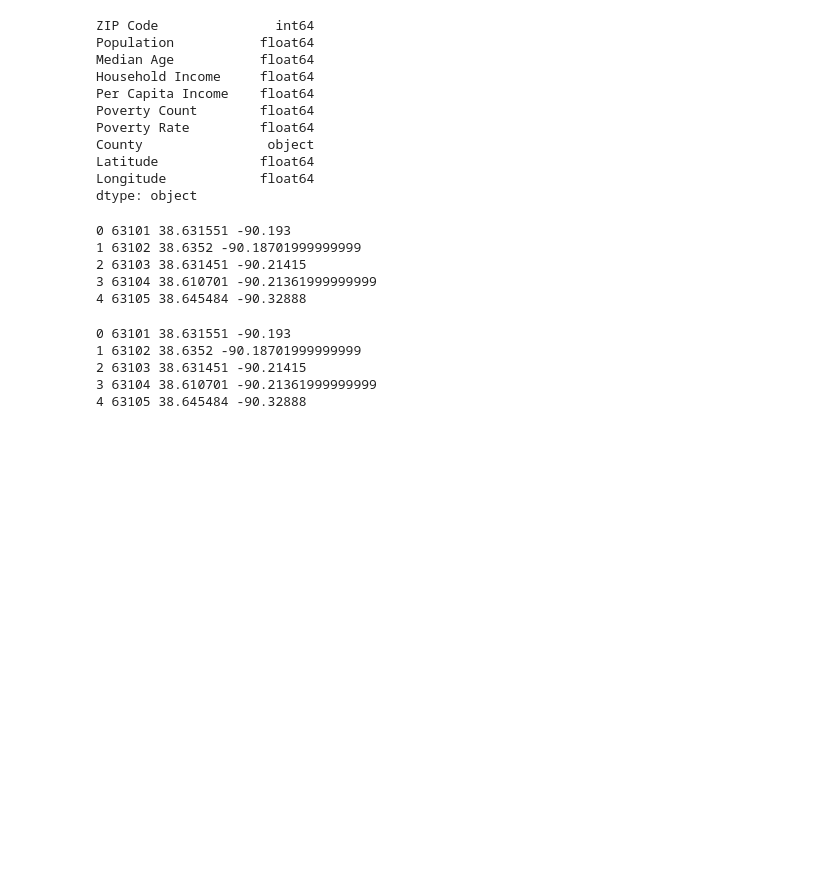
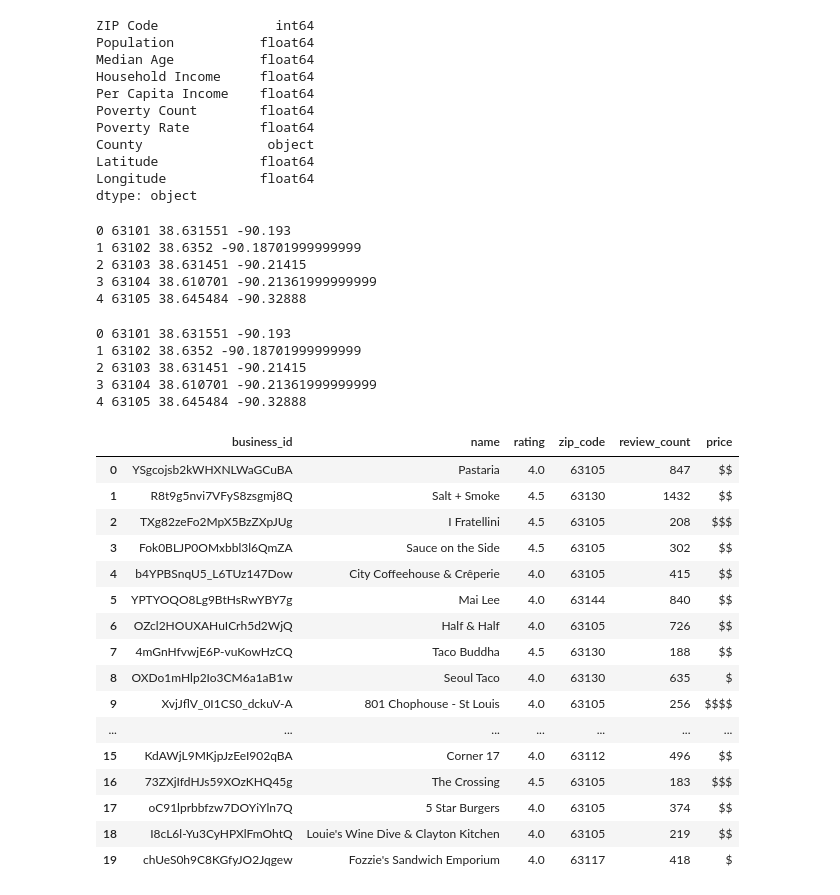
Before and after one commit to DutchDS/Project-1, a Jupyter notebook: Question_2_Second_Try.ipynb, the cells around one changed output. Drawn from its saved outputs; the diff is of its cells as text; code cells hidden in the pictures; blank space fills up the shorter version.

```diff
--- a/Question_2_Second_Try.ipynb
+++ b/Question_2_Second_Try.ipynb
@@ -155,31 +157,48 @@ dict_total = {}
 for index, row in df_merge.iterrows():
     row_zip = row[0]
     row_long = row[9]
     row_lat = row[8]
     print(index, row_zip, row_lat, row_long)
 #     print(index, row[0])
 #     url_params={"city":"St. Louis County", 'zip_code':'63131','latitude':'38.618582','longitude':'-90.43643'}
     url_params={"city":row_lat, 'zip_code':row_zip,'latitude':row_lat,'longitude':row_long}
     dict_businesses = request(API_HOST, SEARCH_PATH, API_KEY, url_params)
 
     df_businesses['business_id']=[business["id"] for business in dict_businesses['businesses']]
     df_businesses['name']=[business["name"]for business in dict_businesses['businesses']]
     df_businesses['rating']=[business["rating"]for business in dict_businesses['businesses']]
     df_businesses['zip_code']=[business['location']["zip_code"]for business in dict_businesses['businesses']]
     df_businesses['review_count']=[business["review_count"]for business in dict_businesses['businesses']]
 #     try:
 #         df_businesses['price']=[business["price"]for business in dict_businesses['businesses']]
 #     except:
 #         df_businesses['price']='not found'
     dict_total.update(dict_businesses)
 
 
     df_bus_total = df_bus_total.append(df_businesses)
-# df_businesses
+df_businesses
 # pprint.pprint(dict_businesses)
 # %% [output]
 0 63101 38.631551 -90.193
 1 63102 38.6352 -90.18701999999999
 2 63103 38.631451 -90.21415
 3 63104 38.610701 -90.21361999999999
 4 63105 38.645484 -90.32888
+|  | business_id | name | rating | zip_code | review_count | price |
+| 0 | YSgcojsb2kWHXNLWaGCuBA | Pastaria | 4.0 | 63105 | 847 | $$ |
+| 1 | R8t9g5nvi7VFyS8zsgmj8Q | Salt + Smoke | 4.5 | 63130 | 1432 | $$ |
+| 2 | TXg82zeFo2MpX5BzZXpJUg | I Fratellini | 4.5 | 63105 | 208 | $$$ |
+| 3 | Fok0BLJP0OMxbbl3l6QmZA | Sauce on the Side | 4.5 | 63105 | 302 | $$ |
+| 4 | b4YPBSnqU5_L6TUz147Dow | City Coffeehouse & Crêperie | 4.0 | 63105 | 415 | $$ |
+| 5 | YPTYOQO8Lg9BtHsRwYBY7g | Mai Lee | 4.0 | 63144 | 840 | $$ |
+| 6 | OZcl2HOUXAHuICrh5d2WjQ | Half & Half | 4.0 | 63105 | 726 | $$ |
+| 7 | 4mGnHfvwjE6P-vuKowHzCQ | Taco Buddha | 4.5 | 63130 | 188 | $$ |
+| 8 | OXDo1mHlp2Io3CM6a1aB1w | Seoul Taco | 4.0 | 63130 | 635 | $ |
+| 9 | XvjJflV_0I1CS0_dckuV-A | 801 Chophouse - St Louis | 4.0 | 63105 | 256 | $$$$ |
+| ... | ... | ... | ... | ... | ... | ... |
+| 15 | KdAWjL9MKjpJzEeI902qBA | Corner 17 | 4.0 | 63112 | 496 | $$ |
+| 16 | 73ZXjIfdHJs59XOzKHQ45g | The Crossing | 4.5 | 63105 | 183 | $$$ |
+| 17 | oC91lprbbfzw7DOYiYln7Q | 5 Star Burgers | 4.0 | 63105 | 374 | $$ |
+| 18 | I8cL6l-Yu3CyHPXlFmOhtQ | Louie's Wine Dive & Clayton Kitchen | 4.0 | 63105 | 219 | $$ |
+| 19 | chUeS0h9C8KGfyJO2Jqgew | Fozzie's Sandwich Emporium | 4.0 | 63117 | 418 | $ |
```
Also changed, not shown: parts of 5 cells of this notebook, 1 other file.
